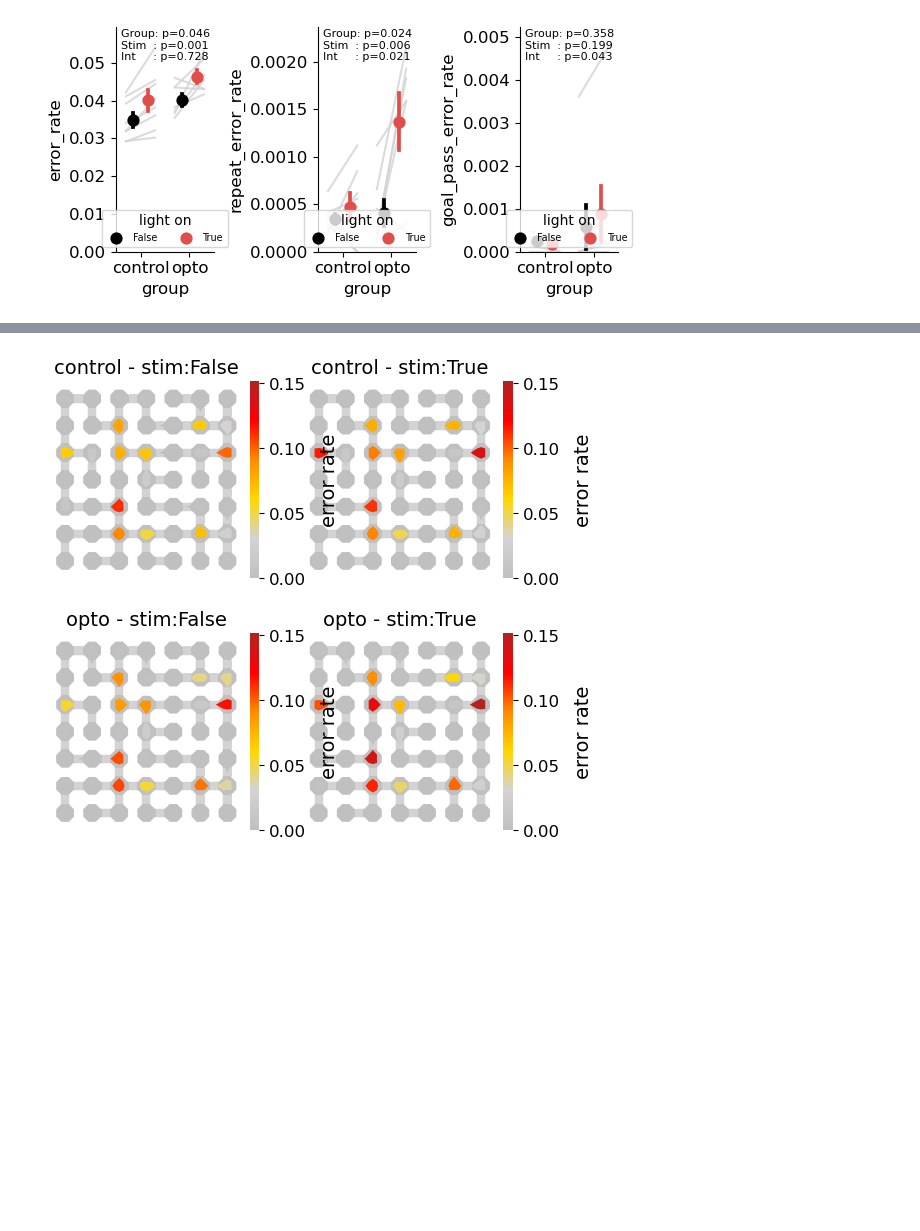
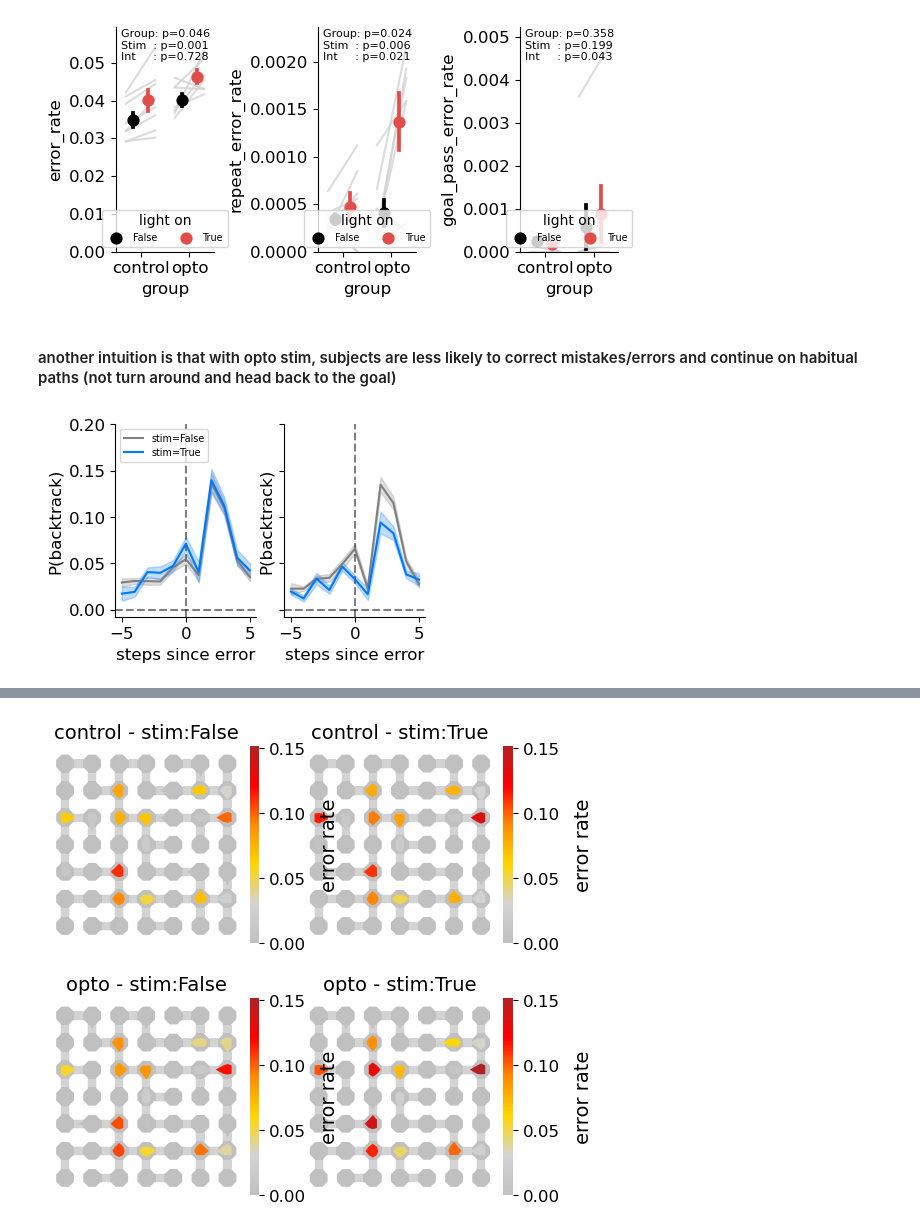
Before and after one commit to peterdoohan/goalNav_mFC-opto3, a Jupyter notebook: code/Notebooks/performance_metrics.ipynb, the cells around one changed output, grey strips where cells are left out. Cells and saved outputs as stored; diff of their text form; code cells hidden in the pictures; blank space fills up the shorter version.

Commit message:
added error correcting results to summary notebook :)

```diff
--- a/code/Notebooks/performance_metrics.ipynb
+++ b/code/Notebooks/performance_metrics.ipynb
@@ -337,3 +338,5 @@ Mixed ANOVA: repeat_error_rate
 | Interaction | 2.51016e-07 |     1 |    13 | 2.51016e-07 | 5.00922  | 0.0433467 | 0.278147  |   nan |
 +-------------+-------------+-------+-------+-------------+----------+-----------+-----------+-------+
 [figure]
+# %% [markdown]
+#### another intuition is that with opto stim, subjects are less likely to correct mistakes/errors and continue on habitual paths (not turn around and head back to the goal)
@@ -339,0 +345,9 @@ Mixed ANOVA: repeat_error_rate
+# %%
+reload(corr)
+results_df = corr.get_error_centered_df(error_df, n_jobs=False)
+# %%
+fig, axes = plt.subplots(1, 2, figsize=(4, 2.5), sharex=True, sharey=True)
+corr.plot_prob_backtrack_after_error(results_df, axes=axes)
+fig.savefig("../results/figures/prob_backtrack_after_error.pdf")
+# %% [output]
+[figure, added]
```
Also changed, not shown: parts of 3 cells of this notebook, 2 other files.
